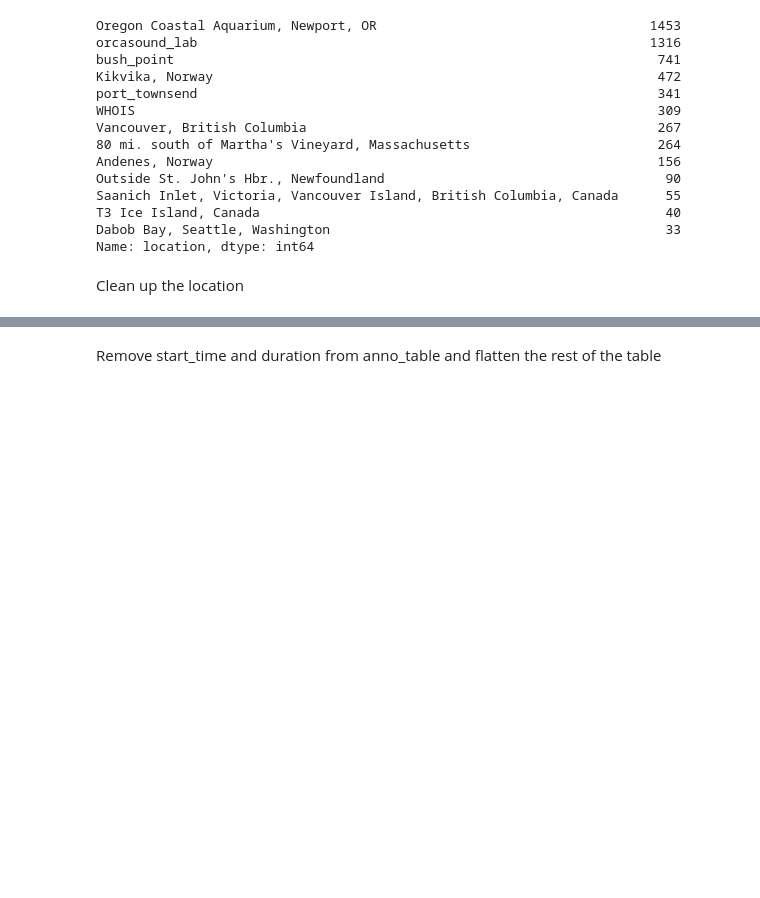
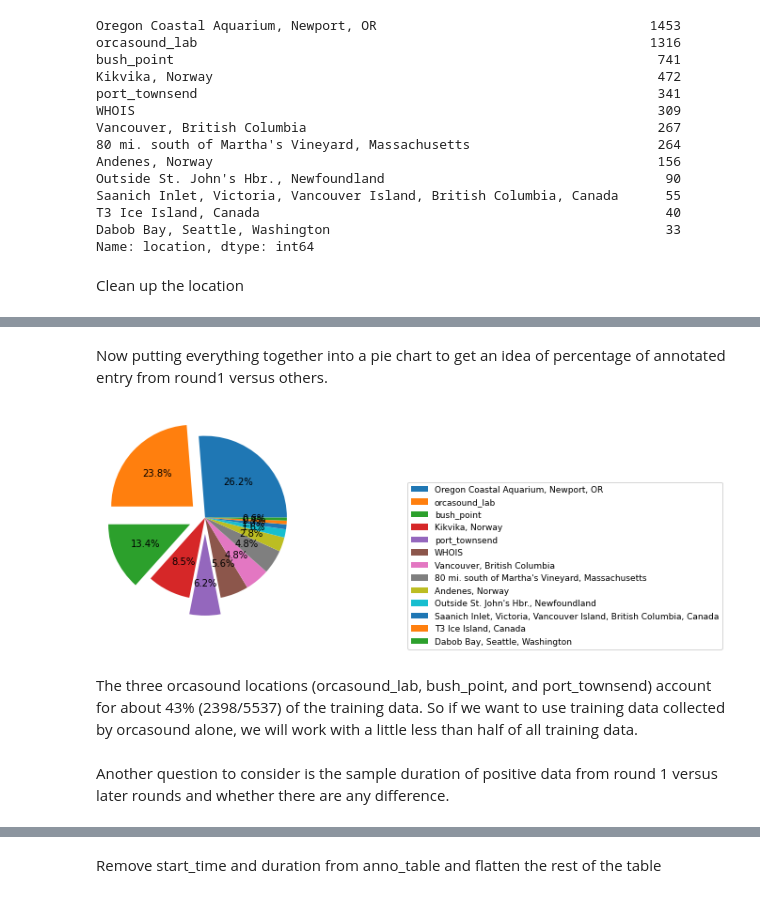
Before and after one commit to liu-zoe/orca_cnn_snn, a Jupyter notebook: 00_data_exploration.ipynb, the cells around one changed output, grey strips where cells are left out. Saved outputs shown, nothing was run; the diff lists cells and outputs as text; code cells hidden in the pictures; blank space fills up the shorter version.

Commit message:
Adding a component to the analysis that explores data from round 1 versus other rounds

```diff
--- a/00_data_exploration.ipynb
+++ b/00_data_exploration.ipynb
@@ -121,0 +152,9 @@ anno_table['location']=np.where(anno_table['location']=="Saanich Inlet, Victoria
+# %%
+def clean_dates(x):
+    if len(x)>10:
+        y=x.split('-')
+        z=y[0][:4]+'-'+y[1]+'-'+y[2]
+        return z
+    else:
+        return x
+anno_table['date']=anno_table['date'].apply(clean_dates)
@@ -121,0 +195,15 @@ anno_table['location']=np.where(anno_table['location']=="Saanich Inlet, Victoria
+# %% [markdown]
+Now putting everything together into a pie chart to get an idea of percentage of annotated entry from round1 versus others.
+# %%
+x=anno_table.location.value_counts().reset_index()
+x['explode']=np.where(x['index'].isin(['bush_point','port_townsend','orcasound_lab']), 0.2, 0)
+pie=plt.pie(x['location'], autopct='%1.1f%%', labels = None, explode = x['explode'])
+plt.legend(pie[0], x['index'],bbox_to_anchor=(1,0), loc="lower left", fontsize=9,
+           bbox_transform=plt.gcf().transFigure)
+plt.show()
+# %% [output]
+[figure, added]
+# %% [markdown]
+The three orcasound locations (orcasound_lab, bush_point, and port_townsend) account for about 43% (2398/5537) of the training data. So if we want to use training data collected by orcasound alone, we will work with a little less than half of all training data.
+# %% [markdown]
+Another question to consider is the sample duration of positive data from round 1 versus later rounds and whether there are any difference.
```
Also changed, not shown: parts of 27 cells of this notebook.
